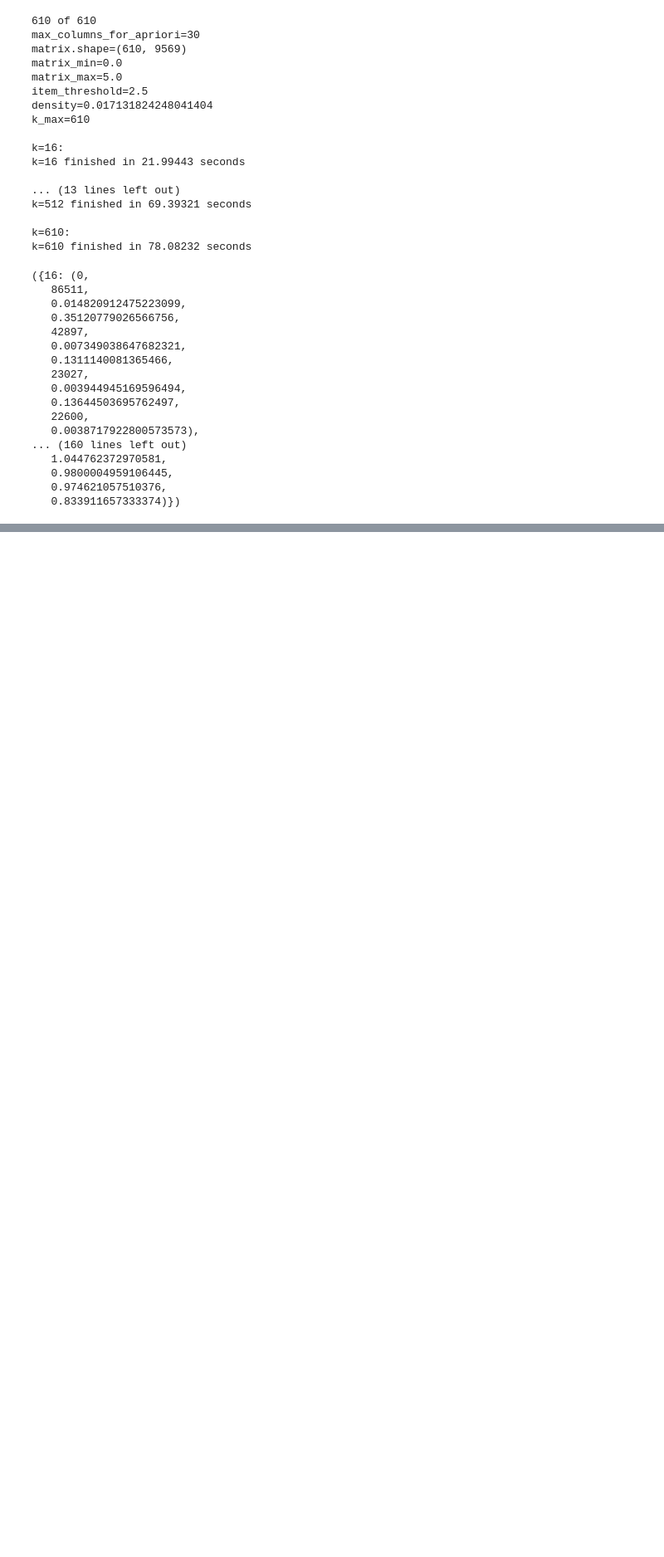
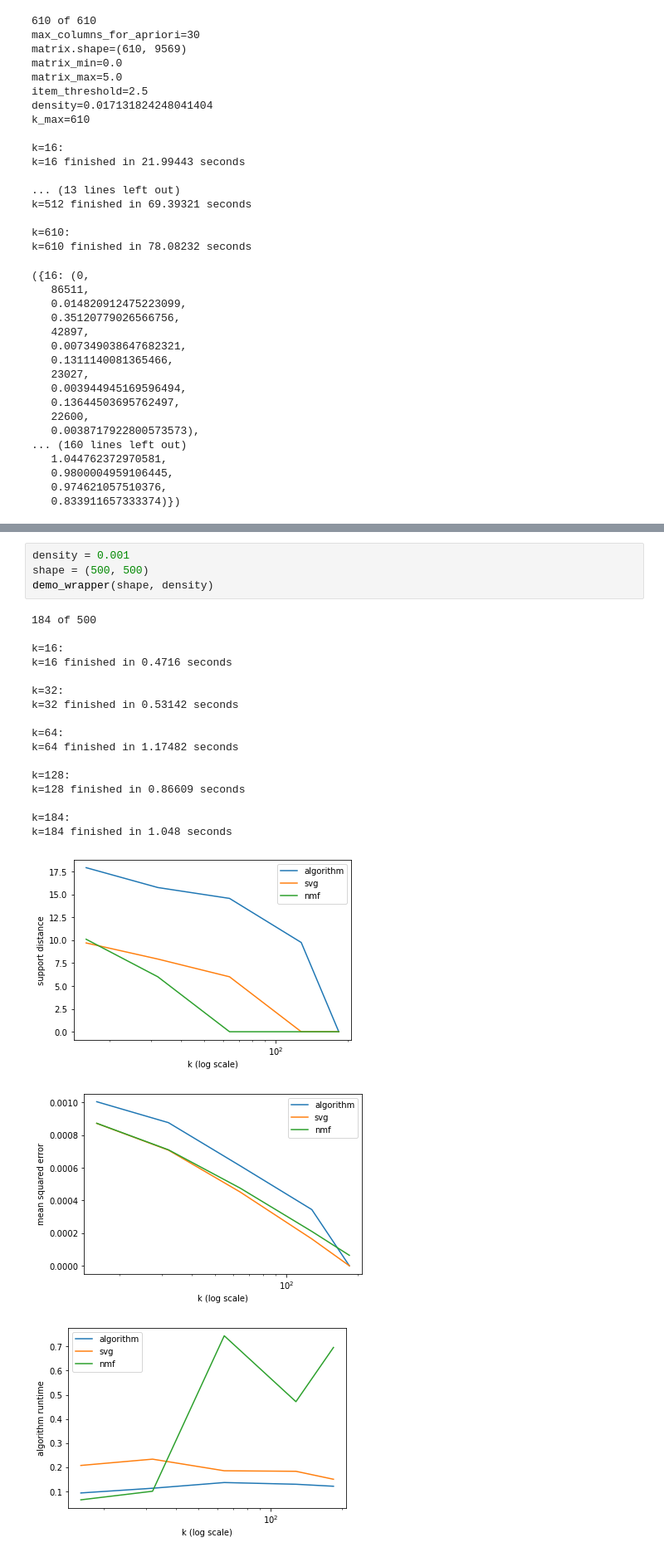
Before and after one commit to nicomu99/stl-implementation, a Jupyter notebook: Project.ipynb, the cells around one changed output, grey strips where cells are left out. Shown at 83% size. Saved outputs shown, nothing was run; the diff lists cells and outputs as text; blank space fills up the shorter version.

```diff
--- a/Project.ipynb
+++ b/Project.ipynb
@@ -621,0 +705,24 @@ k=610 finished in 78.08232 seconds
+# %%
+density = 0.001
+shape = (500, 500)
+demo_wrapper(shape, density)
+# %% [output]
+184 of 500
+
+k=16:
+k=16 finished in 0.4716 seconds
+
+k=32:
+k=32 finished in 0.53142 seconds
+
+k=64:
+k=64 finished in 1.17482 seconds
+
+k=128:
+k=128 finished in 0.86609 seconds
+
+k=184:
+k=184 finished in 1.048 seconds
+[figure, added]
+[figure, added]
+[figure, added]
```
Also changed, not shown: parts of 7 cells of this notebook.
